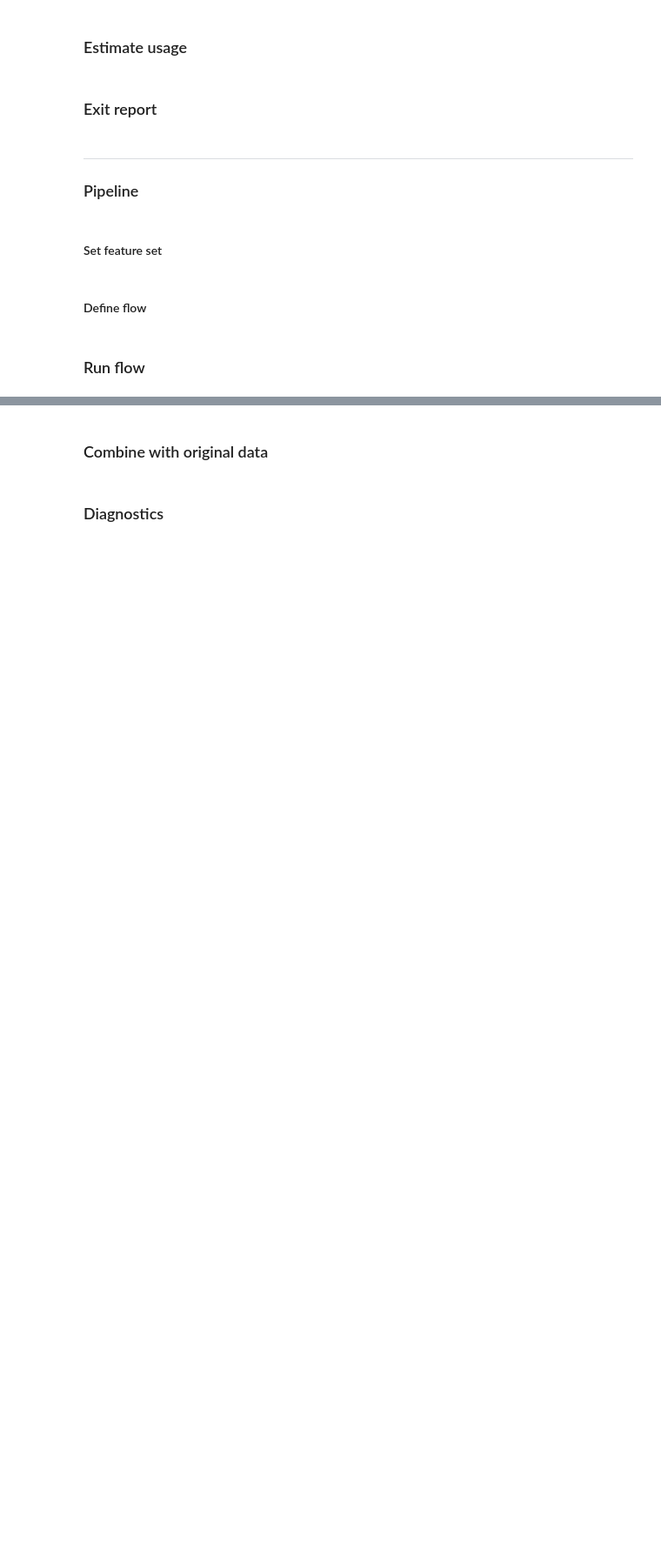
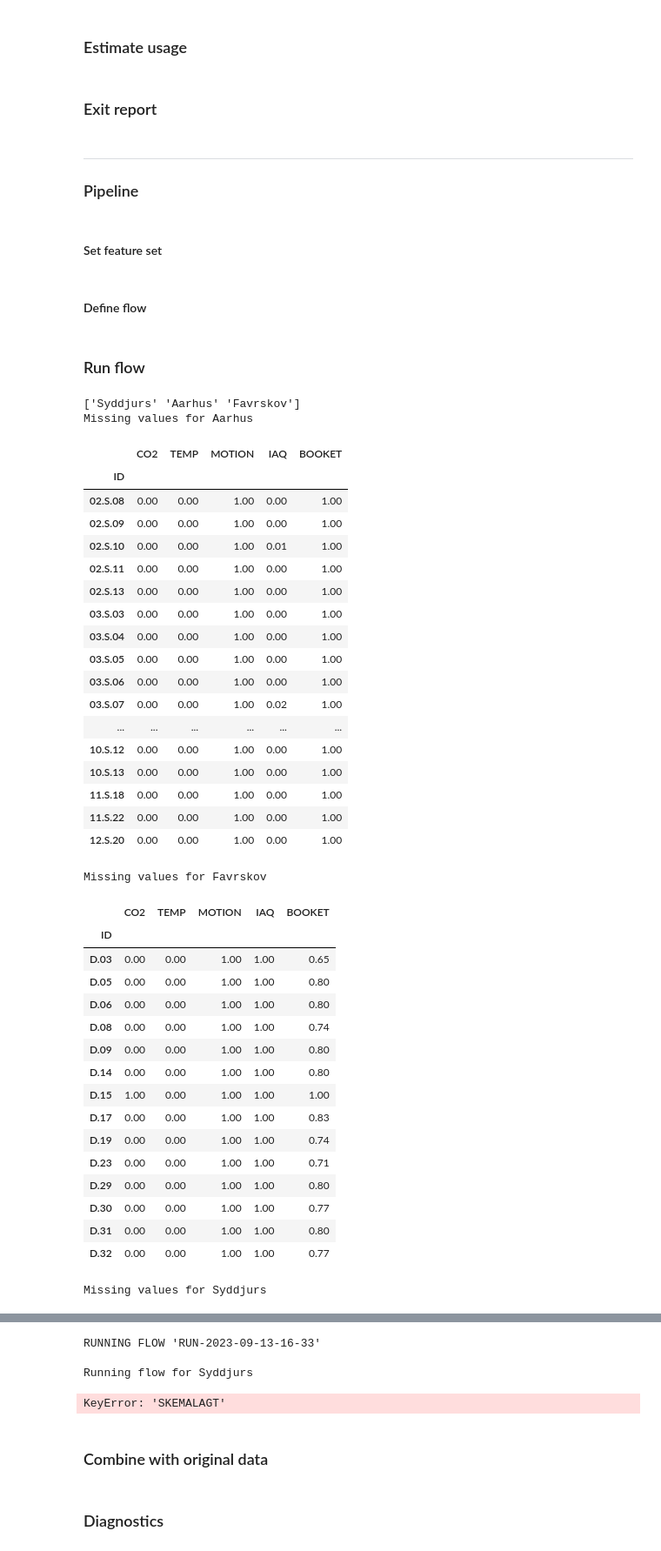
Before and after one commit to Enformanten/enformanten, a Jupyter notebook: notebooks/model.ipynb, the cells around one changed output, grey strips where cells are left out. Shown at 87% size. Drawn from its saved outputs; the diff is of its cells as text; code cells hidden in the pictures; blank space fills up the shorter version.

```diff
--- a/notebooks/model.ipynb
+++ b/notebooks/model.ipynb
@@ -106,3 +106,9 @@ class DataLoader():
             dataf = getattr(cls, func)(dataf, **func_kwargs)
 
         return dataf
+# %%
+no_schemas = DataLoader.load(path="data/schemas.csv", steps={"full_process": {}})
+schemas = DataLoader.load(path="data/schemas.csv", steps={"full_process": {}})
+
+dataf = pd.concat([no_schemas, schemas])
+dataf.drop_duplicates(subset=list(dataf.columns).remove("SKEMALAGT")).sort_values(["DATETIME", "ID"]).to_csv("data/full.csv", index=False)
@@ -312,9 +321,9 @@ def exit_report(df, kommune, original_data):
 #### Set feature set
 # %%
 room_features = [
-    "SKEMALAGT",
+    # "SKEMALAGT",
     "CO2_ACC",
-    "TEMP_ACC"
+    # "TEMP_ACC"
 ]
 # %% [markdown]
 #### Define flow
@@ -386,9 +395,48 @@ def run_flow(**kwargs):
     }
 # %%
 results = run_flow(
-    data=DataLoader.load(steps=["all"]),
+    data=DataLoader.load(path="data/Skemaer.csv", steps=["all"]),
     usage_coeff=2.1,
     usage_limit=.2,
     random_state=42,
     apply_rules=True,
 )
+# %% [output]
+['Syddjurs' 'Aarhus' 'Favrskov']
+Missing values for Aarhus
+|  | CO2 | TEMP | MOTION | IAQ | BOOKET |
+| ID |  |  |  |  |  |
+| 02.S.08 | 0.00 | 0.00 | 1.00 | 0.00 | 1.00 |
+| 02.S.09 | 0.00 | 0.00 | 1.00 | 0.00 | 1.00 |
+| 02.S.10 | 0.00 | 0.00 | 1.00 | 0.01 | 1.00 |
+| 02.S.11 | 0.00 | 0.00 | 1.00 | 0.00 | 1.00 |
+| 02.S.13 | 0.00 | 0.00 | 1.00 | 0.00 | 1.00 |
+| 03.S.03 | 0.00 | 0.00 | 1.00 | 0.00 | 1.00 |
+| 03.S.04 | 0.00 | 0.00 | 1.00 | 0.00 | 1.00 |
+| 03.S.05 | 0.00 | 0.00 | 1.00 | 0.00 | 1.00 |
+| 03.S.06 | 0.00 | 0.00 | 1.00 | 0.00 | 1.00 |
+| 03.S.07 | 0.00 | 0.00 | 1.00 | 0.02 | 1.00 |
+| ... | ... | ... | ... | ... | ... |
+| 10.S.12 | 0.00 | 0.00 | 1.00 | 0.00 | 1.00 |
+| 10.S.13 | 0.00 | 0.00 | 1.00 | 0.00 | 1.00 |
+| 11.S.18 | 0.00 | 0.00 | 1.00 | 0.00 | 1.00 |
+| 11.S.22 | 0.00 | 0.00 | 1.00 | 0.00 | 1.00 |
+| 12.S.20 | 0.00 | 0.00 | 1.00 | 0.00 | 1.00 |
+Missing values for Favrskov
+|  | CO2 | TEMP | MOTION | IAQ | BOOKET |
+| ID |  |  |  |  |  |
+| D.03 | 0.00 | 0.00 | 1.00 | 1.00 | 0.65 |
+| D.05 | 0.00 | 0.00 | 1.00 | 1.00 | 0.80 |
+| D.06 | 0.00 | 0.00 | 1.00 | 1.00 | 0.80 |
+| D.08 | 0.00 | 0.00 | 1.00 | 1.00 | 0.74 |
+| D.09 | 0.00 | 0.00 | 1.00 | 1.00 | 0.80 |
+| D.14 | 0.00 | 0.00 | 1.00 | 1.00 | 0.80 |
+| D.15 | 1.00 | 0.00 | 1.00 | 1.00 | 1.00 |
+| D.17 | 0.00 | 0.00 | 1.00 | 1.00 | 0.83 |
+| D.19 | 0.00 | 0.00 | 1.00 | 1.00 | 0.74 |
+| D.23 | 0.00 | 0.00 | 1.00 | 1.00 | 0.71 |
+| D.29 | 0.00 | 0.00 | 1.00 | 1.00 | 0.80 |
+| D.30 | 0.00 | 0.00 | 1.00 | 1.00 | 0.77 |
+| D.31 | 0.00 | 0.00 | 1.00 | 1.00 | 0.80 |
+| D.32 | 0.00 | 0.00 | 1.00 | 1.00 | 0.77 |
+Missing values for Syddjurs
@@ -395,3 +461,7 @@ results = run_flow(
+RUNNING FLOW 'RUN-2023-09-13-16-33'
+
+Running flow for Syddjurs
+KeyError: 'SKEMALAGT'
 # %% [markdown]
 ### Combine with original data
 # %%
```
Also changed, not shown: parts of 2 cells of this notebook, 16 other files.
